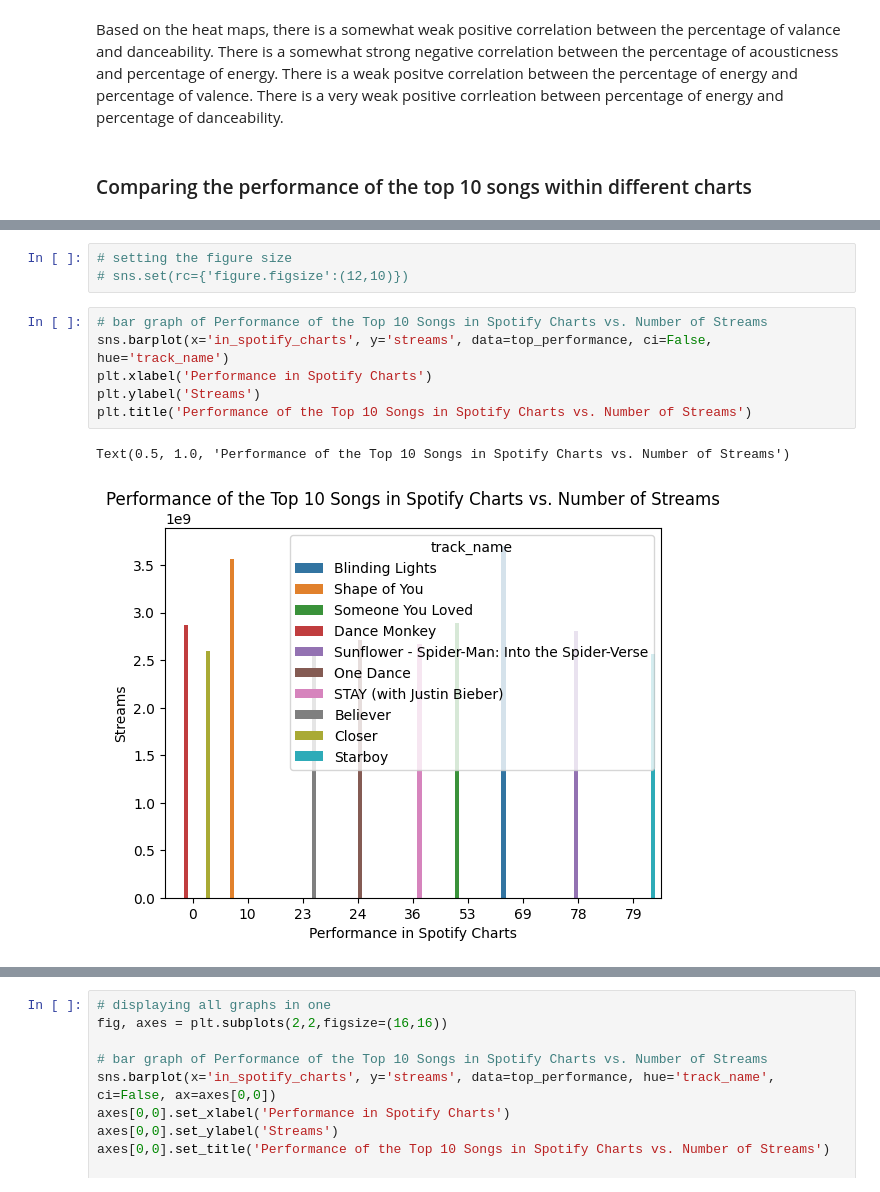
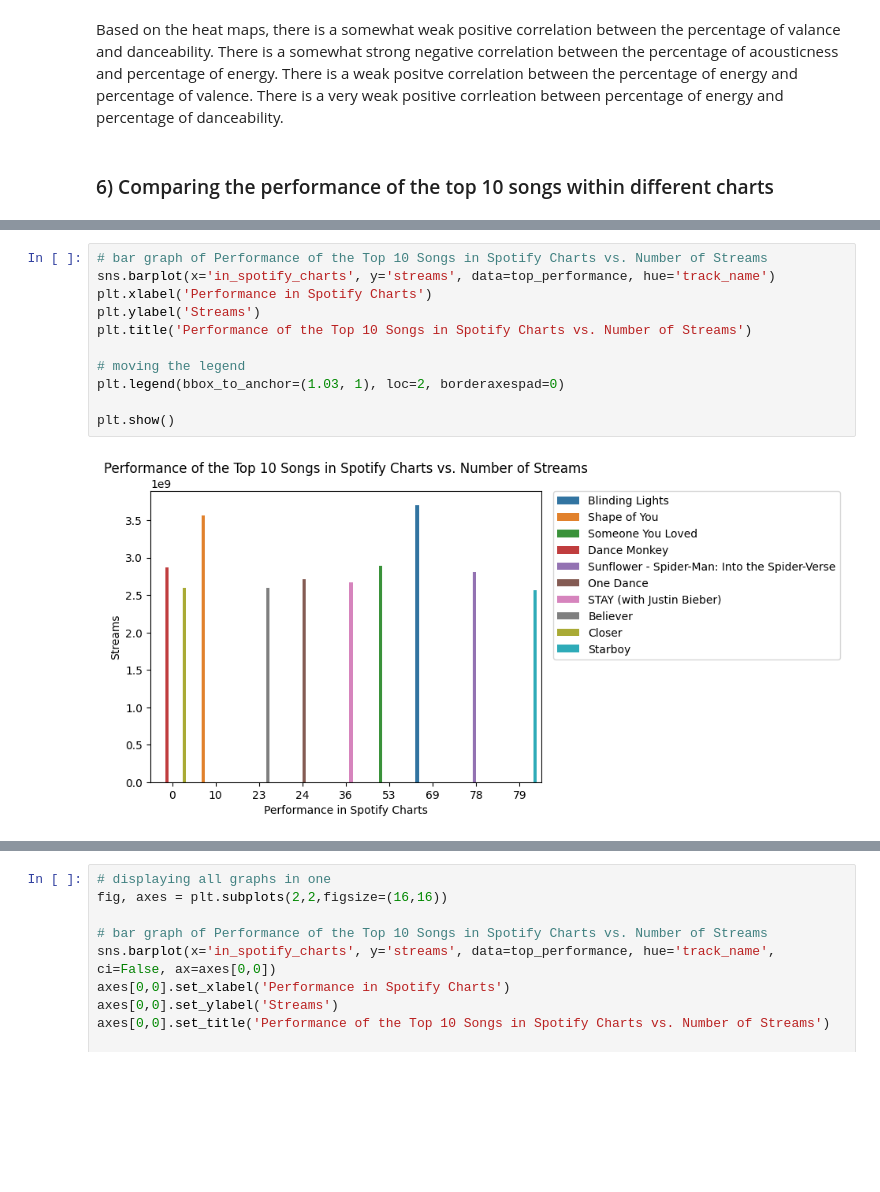
Before and after one commit to Graviton12/TP1_SZM_JBG, a Jupyter notebook: TP1_SZM_JBG.ipynb, the cells around one changed output, grey strips where cells are left out. Saved outputs shown, nothing was run; the diff lists cells and outputs as text; blank space fills up the shorter version.

```diff
--- a/TP1_SZM_JBG.ipynb
+++ b/TP1_SZM_JBG.ipynb
@@ -346,7 +403,7 @@ sns.heatmap(heat_map2, xticklabels=cols, yticklabels=cols, annot=True, cmap="Gre
 # %% [markdown]
 Based on the heat maps, there is a somewhat weak positive correlation between the percentage of valance and danceability. There is a somewhat strong negative correlation between the percentage of acousticness and percentage of energy. There is a weak positve correlation between the percentage of energy and percentage of valence. There is a very weak positive corrleation between percentage of energy and percentage of danceability.
 # %% [markdown]
-### Comparing the performance of the top 10 songs within different charts
+### 6) Comparing the performance of the top 10 songs within different charts
 # %%
 # displaying the top 10 songs with their corresponding streams and performance in charts
 top_performance = df.loc[:,['artist(s)_name','track_name','streams','in_spotify_charts','in_apple_charts','in_deezer_charts','in_shazam_charts']]\
@@ -364,18 +421,19 @@ top_performance
 | 140 | Imagine Dragons | Believer | 2.594040e+09 | 23 | 121 | 10 | ... |
 | 725 | The Chainsmokers, Halsey | Closer | 2.591224e+09 | 0 | 159 | 0 | ... |
 | 48 | The Weeknd, Daft Punk | Starboy | 2.565530e+09 | 79 | 137 | 1 | ... |
-# %%
-# setting the figure size
-# sns.set(rc={'figure.figsize':(12,10)})
 # %%
 # bar graph of Performance of the Top 10 Songs in Spotify Charts vs. Number of Streams
-sns.barplot(x='in_spotify_charts', y='streams', data=top_performance, ci=False, hue='track_name')
+sns.barplot(x='in_spotify_charts', y='streams', data=top_performance, hue='track_name')
 plt.xlabel('Performance in Spotify Charts')
 plt.ylabel('Streams')
 plt.title('Performance of the Top 10 Songs in Spotify Charts vs. Number of Streams')
+
+# moving the legend
+plt.legend(bbox_to_anchor=(1.03, 1), loc=2, borderaxespad=0)
+
+plt.show()
 # %% [output]
-Text(0.5, 1.0, 'Performance of the Top 10 Songs in Spotify Charts vs. Number of Streams')
-[figure, old version]
+[figure, new version]
 # %%
 # bar graph of Performance of the Top 10 Songs in Apple Charts vs. Number of Streams
 sns.barplot(x='in_apple_charts', y='streams', data=top_performance, ci=False, hue='track_name')
```
Also changed, not shown: parts of 32 cells of this notebook.
